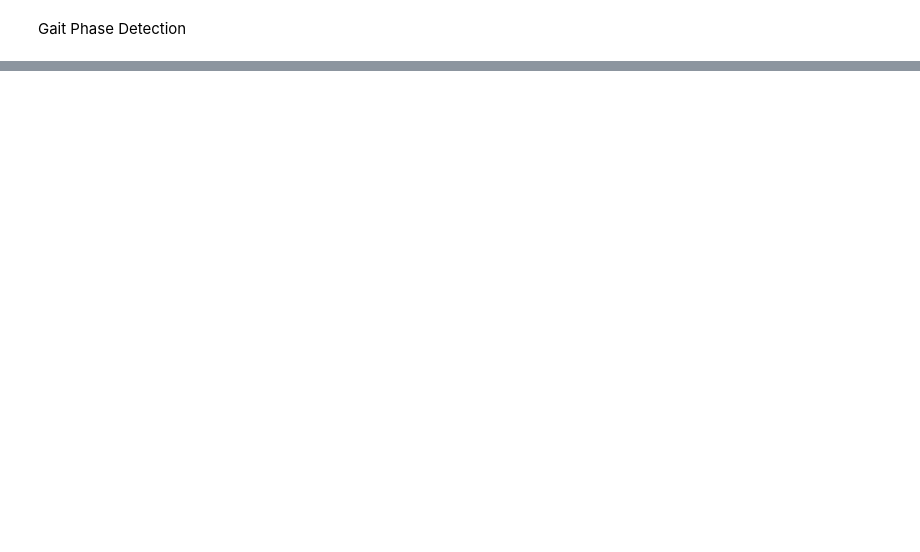
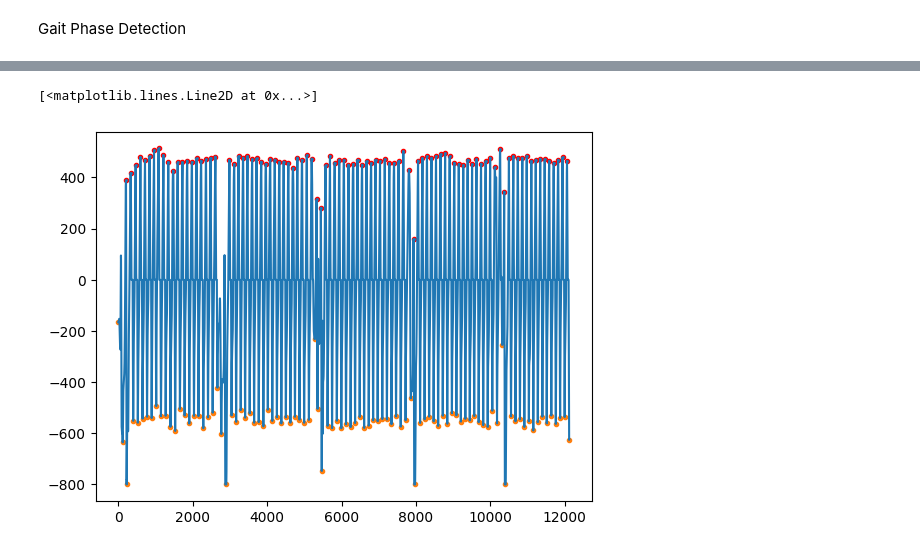
Before and after one commit to kjaw/Gait-in-Parkinson-s-Disease, a Jupyter notebook: main.ipynb, the cells around one changed output, grey strips where cells are left out. Drawn from its saved outputs; the diff is of its cells as text; code cells hidden in the pictures; blank space fills up the shorter version.

Commit message:
stance and swing phase detection

```diff
--- a/main.ipynb
+++ b/main.ipynb
@@ -103,4 +106,13 @@ def center_of_pressure_detection(file_name: pd.core.frame.DataFrame) -> Tuple[Li
     y_coordinates_left = remove_spikes(y_coordinates_left)
     y_coordinates_right = remove_spikes(y_coordinates_right)
 
-    return y_coordinates_left, y_coordinates_right
+    # filtering signals with medianfilter
+    # y_coordinates_left_filtered = scipy.signal.medfilt(y_coordinates_left,kernel_size=31)
+    # y_coordinates_right_filtered = scipy.signal.medfilt(y_coordinates_right,kernel_size=31)
+    y_coordinates_left_filtered = scipy.ndimage.uniform_filter1d(y_coordinates_left,size=15)
+    y_coordinates_right_filtered = scipy.ndimage.uniform_filter1d(y_coordinates_right,size=15)
+    # y_coordinates_left_filtered = y_coordinates_left
+    # y_coordinates_right_filtered = y_coordinates_right
+    return y_coordinates_left_filtered, y_coordinates_right_filtered
+# %%
+y_COP_left, y_COP_right = center_of_pressure_detection(GaCo01_01)
@@ -106,0 +127,28 @@ def center_of_pressure_detection(file_name: pd.core.frame.DataFrame) -> Tuple[Li
+# %%
+def sensor_placement_detection_in_gait_phases(signal: np.ndarray):
+    """
+    Parameters
+    ----------
+    signal: np.ndarray
+        contains CoP data
+    Returns
+    -------
+
+    """
+    max_values_signal, _ = scipy.signal.find_peaks(signal,threshold=0,distance=70)
+    min_values_signal, _ = scipy.signal.find_peaks(-signal,threshold=0,distance=70)
+
+    # remove too low values of max peaks
+    max_values_signal = [max_peak for max_peak in max_values_signal if signal[max_peak] > 100 ]
+    min_values_signal = [min_peak for min_peak in min_values_signal if signal[min_peak] < -100 ]
+
+    return max_values_signal, min_values_signal
+# %%
+max_COP_left,min_COP_left = sensor_placement_detection_in_gait_phases(y_COP_left)
+# %%
+plt.scatter(max_COP_left,y_COP_left[max_COP_left], marker='.', edgecolors='red')
+plt.scatter(min_COP_left,y_COP_left[min_COP_left], marker='.')
+plt.plot(y_COP_left)
+# %% [output]
+[<matplotlib.lines.Line2D at 0x...>]
+[figure, added]
```
Also changed, not shown: parts of 15 cells of this notebook.
